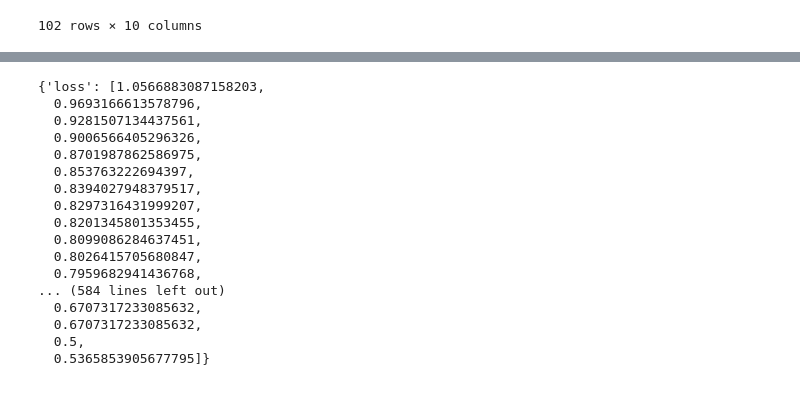
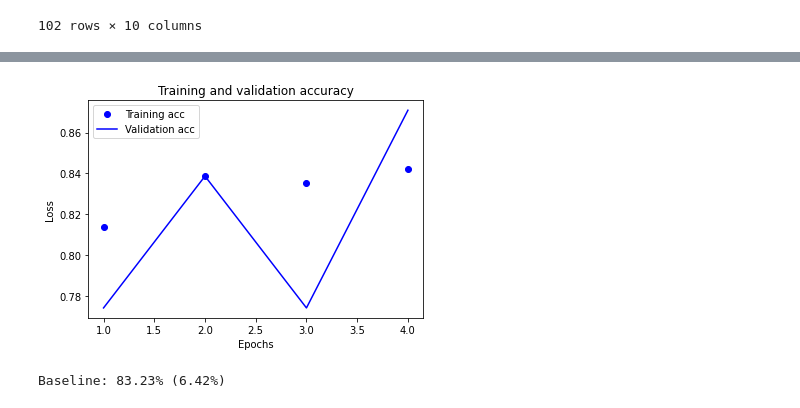
Before and after one commit to tngo0508/capstone_project, a Jupyter notebook: backend/stocks/webscraper/build_ML_model.ipynb, the cells around one changed output, grey strips where cells are left out. Cells and saved outputs as stored; diff of their text form; code cells hidden in the pictures.

```diff
--- a/backend/stocks/webscraper/build_ML_model.ipynb
+++ b/backend/stocks/webscraper/build_ML_model.ipynb
@@ -189,20 +217,13 @@ plt.show()
-# %%
-history.history
-# %% [output]
-{'loss': [1.0566883087158203,
-  0.9693166613578796,
-  0.9281507134437561,
-  0.9006566405296326,
-  0.8701987862586975,
-  0.853763222694397,
-  0.8394027948379517,
-  0.8297316431999207,
-  0.8201345801353455,
-  0.8099086284637451,
-  0.8026415705680847,
-  0.7959682941436768,
-... (584 lines left out)
-  0.6707317233085632,
-  0.6707317233085632,
-  0.5,
-  0.5365853905677795]}
+# %%
+plt.clf()
+acc_values = history.history['accuracy']
+val_acc_values = history.history['val_accuracy']
+plt.plot(epochs, acc_values, 'bo', label='Training acc')
+plt.plot(epochs, val_acc_values, 'b', label='Validation acc')
+plt.title('Training and validation accuracy')
+plt.xlabel('Epochs')
+plt.ylabel('Loss')
+plt.legend()
+plt.show()
+# %% [output]
+[figure, added]
@@ -208,0 +243,17 @@ history.history
+# %%
+# evaluate model with k-fold cross validation
+from keras.wrappers.scikit_learn import KerasClassifier
+from sklearn.model_selection import KFold
+from sklearn.model_selection import cross_val_score
+
+estimator = KerasClassifier(build_fn=baseline_model, epochs=5, batch_size=10, verbose=0)
+kfold = KFold(n_splits=10, shuffle=True)
+
+label_encoder = LabelEncoder()
+y_train = label_encoder.fit_transform(df_test_drop_na['target'])
+# y_train = to_categorical(df_test_drop_na['target'])
+# print(y_train)
+r = cross_val_score(estimator, sdd_df_test, y_train, cv=kfold)
+print("Baseline: %.2f%% (%.2f%%)" % (r.mean()*100, r.std()*100))
+# %% [output]
+Baseline: 83.23% (6.42%)
```
Also changed, not shown: parts of 11 cells of this notebook.
